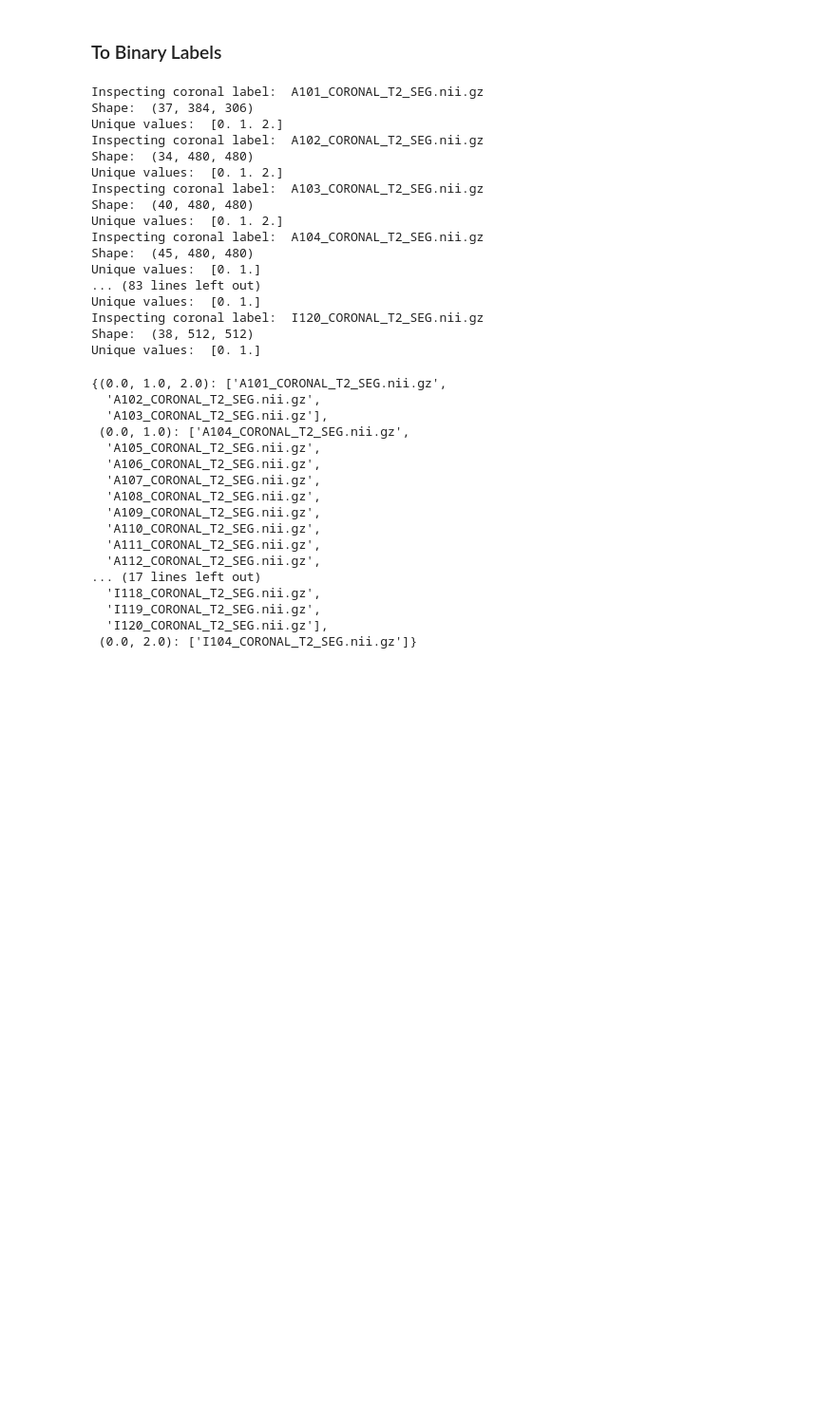
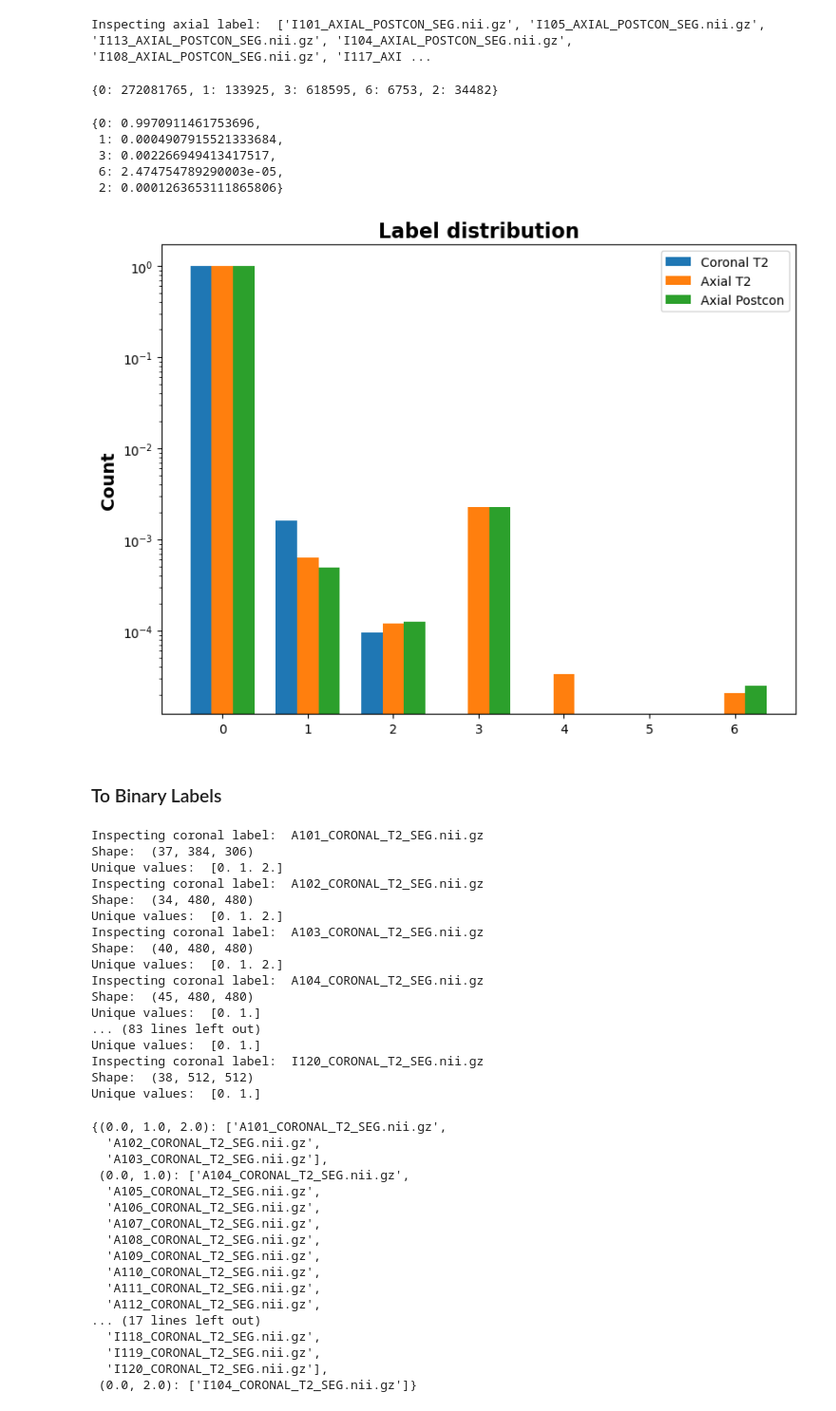
Before and after one commit to frankfanff53/Imperial-FYP, a Jupyter notebook: software_archive/lab/preprocessing.ipynb, the cells around one changed output. Shown: that part at 95% size. Saved outputs shown, nothing was run; the diff lists cells and outputs as text; code cells hidden in the pictures; blank space fills up the shorter version.

```diff
--- a/software_archive/lab/preprocessing.ipynb
+++ b/software_archive/lab/preprocessing.ipynb
@@ -230,0 +84,3 @@ plt.show()
+# %%
+counter_t2_axial_density = {k : v / sum(counter_t2_axial.values()) for k, v in counter_t2_axial.items()}
+counter_t2_axial_density
@@ -231,3 +94,79 @@ plt.show()
+# %%
+axial_label_postcon_dir = base_path / "axial" / "postcon"
+
+axial_label_postcon_path = list(sorted(axial_label_postcon_dir.glob("*.nii.gz")))
+
+n_samples = 10
+index = np.random.randint(0, len(axial_label_postcon_path), n_samples)
+axial_label_postcon_path = [axial_label_postcon_path[i] for i in index]
+print("Inspecting axial label: ", [f.name for f in axial_label_postcon_path])
+# %% [output]
+Inspecting axial label:  ['I101_AXIAL_POSTCON_SEG.nii.gz', 'I105_AXIAL_POSTCON_SEG.nii.gz', 'I113_AXIAL_POSTCON_SEG.nii.gz', 'I104_AXIAL_POSTCON_SEG.nii.gz', 'I108_AXIAL_POSTCON_SEG.nii.gz', 'I117_AXI ...
+# %%
+counter_postcon_axial = {}
+for path in axial_label_postcon_path:
+    label = sitk.ReadImage(str(path))
+    label = sitk.GetArrayFromImage(label)
+
+    unique_labels, counts = np.unique(label, return_counts=True)
+    for l, c in zip(unique_labels, counts):
+        if l in counter_postcon_axial:
+            counter_postcon_axial[l] += c
+        else:
+            counter_postcon_axial[l] = c
+
+counter_postcon_axial
+# %% [output]
+{0: 272081765, 1: 133925, 3: 618595, 6: 6753, 2: 34482}
+# %%
+counter_postcon_axial_density = {k : v / sum(counter_postcon_axial.values()) for k, v in counter_postcon_axial.items()}
+counter_postcon_axial_density
+# %% [output]
+{0: 0.9970911461753696,
+ 1: 0.0004907915521333684,
+ 3: 0.002266949413417517,
+ 6: 2.474754789290003e-05,
+ 2: 0.0001263653111865806}
+# %%
+N = 7
+ind = np.arange(N)  # the x locations for the groups
+
+width = 0.25  # the width of the bars
+
+# fill in missing entries
+for i in range(N):
+    if i not in counter_density:
+        counter_density[i] = 0
+    if i not in counter_t2_axial_density:
+        counter_t2_axial_density[i] = 0
+    if i not in counter_postcon_axial_density:
+        counter_postcon_axial_density[i] = 0
+
+# sort by key
+counter_density = dict(sorted(counter_density.items()))
+counter_t2_axial_density = dict(sorted(counter_t2_axial_density.items()))
+counter_postcon_axial_density = dict(sorted(counter_postcon_axial_density.items()))
+# %%
+counter_density = {int(k): v for k, v in counter_density.items()}
+# %%
+fig, ax = plt.subplots(figsize=(8, 6))
+rects1 = ax.bar(ind - width, counter_density.values(), width, label='Coronal T2', )
+rects2 = ax.bar(ind, counter_t2_axial_density.values(), width, label='Axial T2')
+rects3 = ax.bar(ind + width, counter_postcon_axial_density.values(), width, label='Axial Postcon')
+
+# Add some text for labels, title and custom x-axis tick labels, etc.
+ax.set_ylabel('Count', fontsize=14, fontweight="bold")
+ax.set_title('Label distribution', fontsize=16, fontweight="bold")
+ax.set_xticks([i for i in range(N)])
+ax.set_xticklabels(list(counter_density.keys()))
+ax.set_yscale("log")
+ax.legend()
+
+plt.tight_layout()
+plt.savefig("label_distribution.png", dpi=300)
+plt.show()
+# %% [output]
+[figure, added]
 # %% [markdown]
 ### To Binary Labels
 # %%
```
Also changed, not shown: parts of 25 cells of this notebook, 10 other files.
